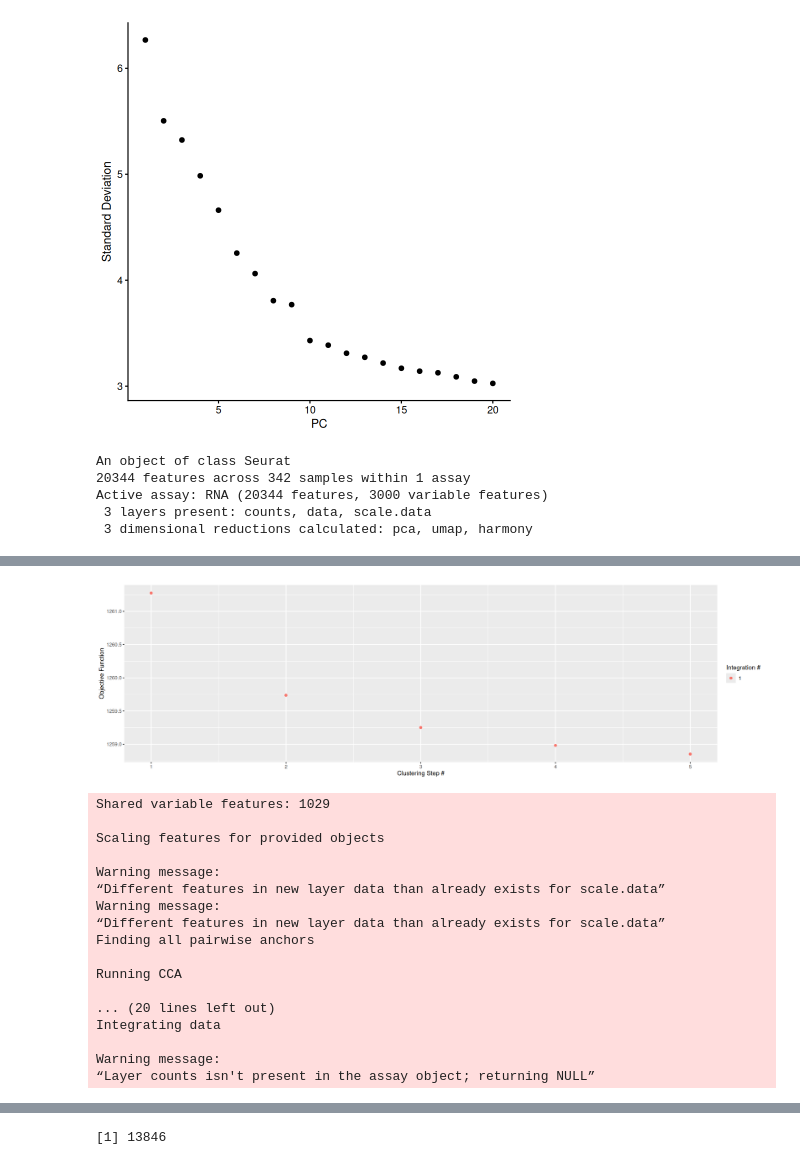
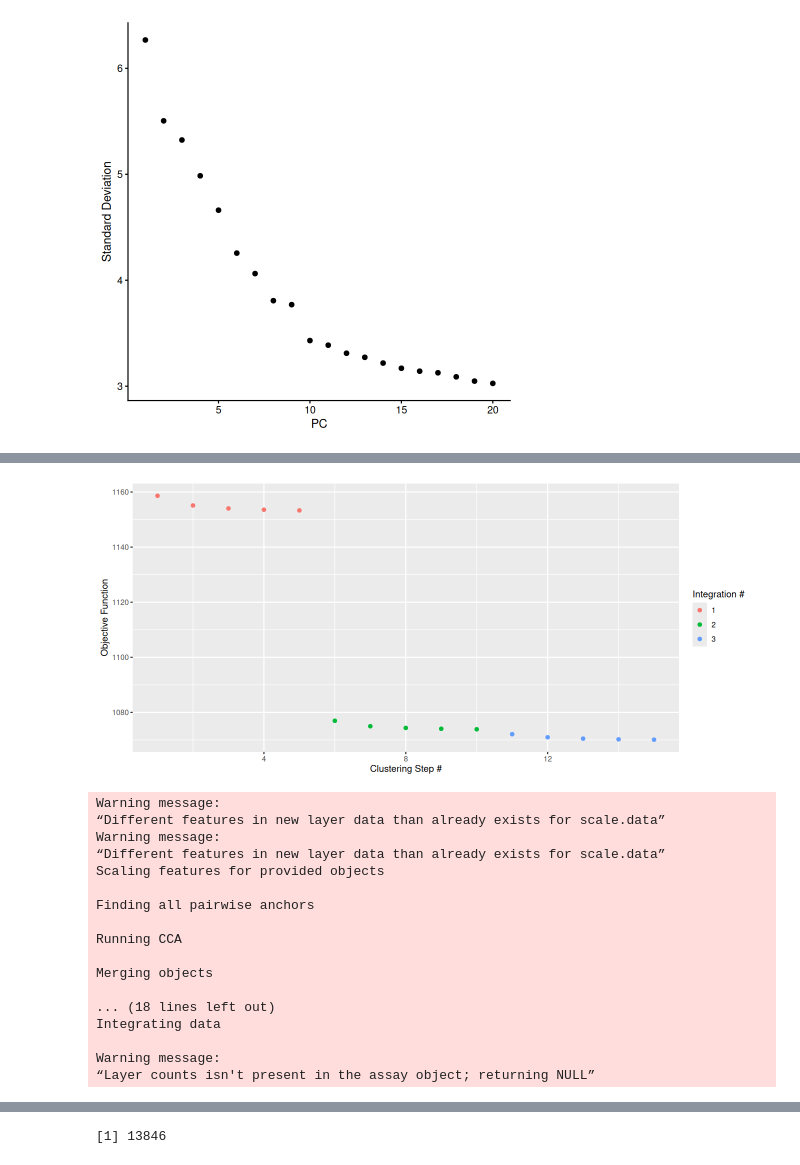
Before and after one commit to qwccccc/Macaque_VTA_snRNA_Script, a Jupyter notebook: Script/4_VTA_compare_to_rat.ipynb, the cells around one changed output, grey strips where cells are left out. Cells and saved outputs as stored; diff of their text form; code cells hidden in the pictures.

```diff
--- a/Script/4_VTA_compare_to_rat.ipynb
+++ b/Script/4_VTA_compare_to_rat.ipynb
@@ -51,7 +57,7 @@ The following objects are masked from ‘package:tidyr’:
 
     expand, pack, unpack
 # %%
-h5ad_path <- "/home/chaiqw/project/mb/GSE168156_merged_CC20230722_full_mapping.h5ad"
+h5ad_path <- "/data/data0-1/motor/datasets/GSE168156_merged_CC20230722_full_mapping.h5ad"
 output_rds <- "/mnt/90-connectome/Personal/CQW/midbrain/area_h5ad/RAT_VTA_dataset.rds"
 output_feature_map <- "/mnt/90-connectome/Personal/CQW/midbrain/area_h5ad/RAT_feature_map.csv"
 
@@ -145,11 +147,11 @@ Active assay: RNA (28914 features, 0 variable features)
 # %%
-class_resolution = 0.1
+class_resolution = 0.3
 
-seurat1_sub$Animal = seurat1_sub$gsm_id
+seurat1$Animal = seurat1$gsm_id
 mt_gene = c("ND6", "COX3", "COX1", "ND5", "ND4", "ND2", "ND4L", "ATP8", "CYTB", "COX2", "ND3", "ATP6", "ND1")
 
-assay = seurat1_sub@assays$RNA$counts
-meta = seurat1_sub@meta.data
+assay = seurat1@assays$RNA$counts
+meta = seurat1@meta.data
 new_assay = assay[setdiff(rownames(assay), mt_gene), ]
 
 seurat1_sub1 = CreateSeuratObject(counts = new_assay)
@@ -220,5 +224,5 @@ VlnPlot(
 # %%
-seurat1_sub1_filt = subset(seurat1_sub1, seurat_clusters %in% c(0))
+seurat1_sub1_filt = subset(seurat1_sub1, seurat_clusters %in% c(9))
 seurat1_sub1_filt
 # %% [output]
 An object of class Seurat
@@ -309,19 +299,12 @@ DA_0 DA_1 DA_2
 ElbowPlot(seurat1_sub1_filt1)
 # %% [output]
 [figure]
-# %%
-Idents(seurat2) <- "cluster"
-DA = subset(seurat2, downsample = 38)
-DA
-# %% [output]
-An object of class Seurat
-20344 features across 342 samples within 1 assay
-Active assay: RNA (20344 features, 3000 variable features)
- 3 layers present: counts, data, scale.data
- 3 dimensional reductions calculated: pca, umap, harmony
 # %%
-Idents(seurat2) <- "cluster"
-DA = subset(seurat2, downsample = 38)
+# Idents(seurat2) <- "cluster"
+# DA = subset(seurat2, downsample = 38)
+
+Idents(seurat2) <- ""
+DA = subset(seurat2, downsample = 400)
 
 class_resolution = 0.5
 
@@ -377,4 +360,4 @@ Warning message:
-[figure, old version]
+[figure, new version]
 # %%
 seurat1_sub1_filt1$species = "rat"
 seurat1_sub1_filt1$Cluster = paste0("rat_", seurat1_sub1_filt1$cluster)
@@ -385,36 +368,43 @@ sub$Cluster = paste0("macaque_", sub$cluster)
 # 创建整合列表
 seurat_list <- list(rat = seurat1_sub1_filt1, mq = sub)
 
-# 两个数据集各自高变基因的交集
-features <- Reduce(intersect, lapply(seurat_list, VariableFeatures))
-if (length(features) == 0) {
-  stop("No shared variable features were found between rat and macaque datasets.")
-}
-message("Shared variable features: ", length(features))
+
+features_use <- SelectIntegrationFeatures(
+  object.list = seurat_list,
+  nfeatures = 3000
+)
+
+seurat_list <- lapply(seurat_list, function(object) {
+  ScaleData(object, features = features_use, verbose = FALSE)
+})
+
 
 # 使用 CCA 方法找整合锚点
 anchors <- FindIntegrationAnchors(
   object.list = seurat_list,
-  anchor.features = features,
-  reduction = "cca"
+  anchor.features = features_use,
+  reduction = "cca",
+  dims = 1:20,
+  k.filter = 150,
+  k.score = 30
  )
 
 # 整合数据
-integrated_data <- IntegrateData(anchorset = anchors)
+integrated_data <- IntegrateData(anchorset = anchors,dims = 1:20, k.weight = 150)
 # %% [output]
-Shared variable features: 1029
-
-Scaling features for provided objects
-
 Warning message:
 “Different features in new layer data than already exists for scale.data”
 Warning message:
 “Different features in new layer data than already exists for scale.data”
+Scaling features for provided objects
+
 Finding all pairwise anchors
 
 Running CCA
 
-... (20 lines left out)
+Merging objects
+
+... (18 lines left out)
 Integrating data
 
 Warning message:
```
Also changed, not shown: parts of 41 cells of this notebook, 2 other files.
